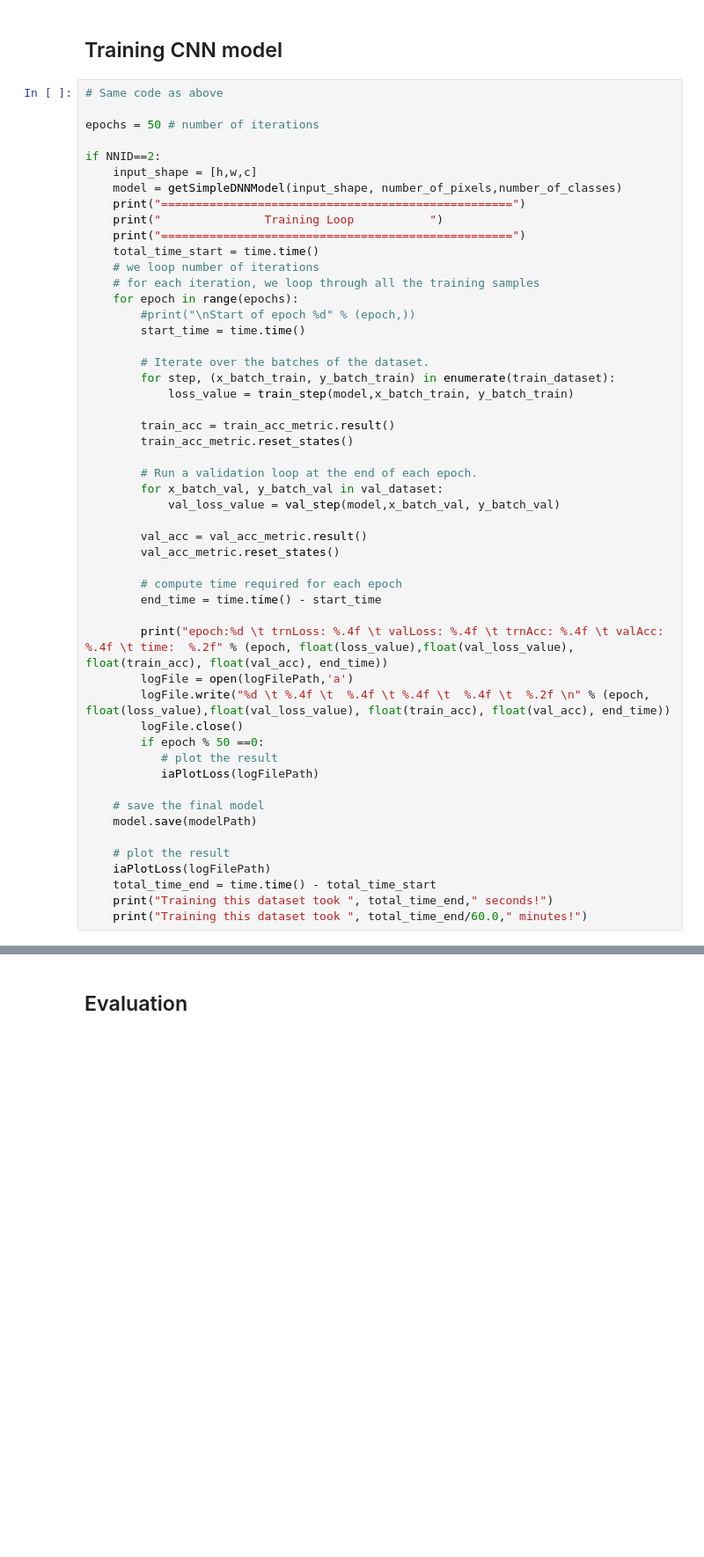
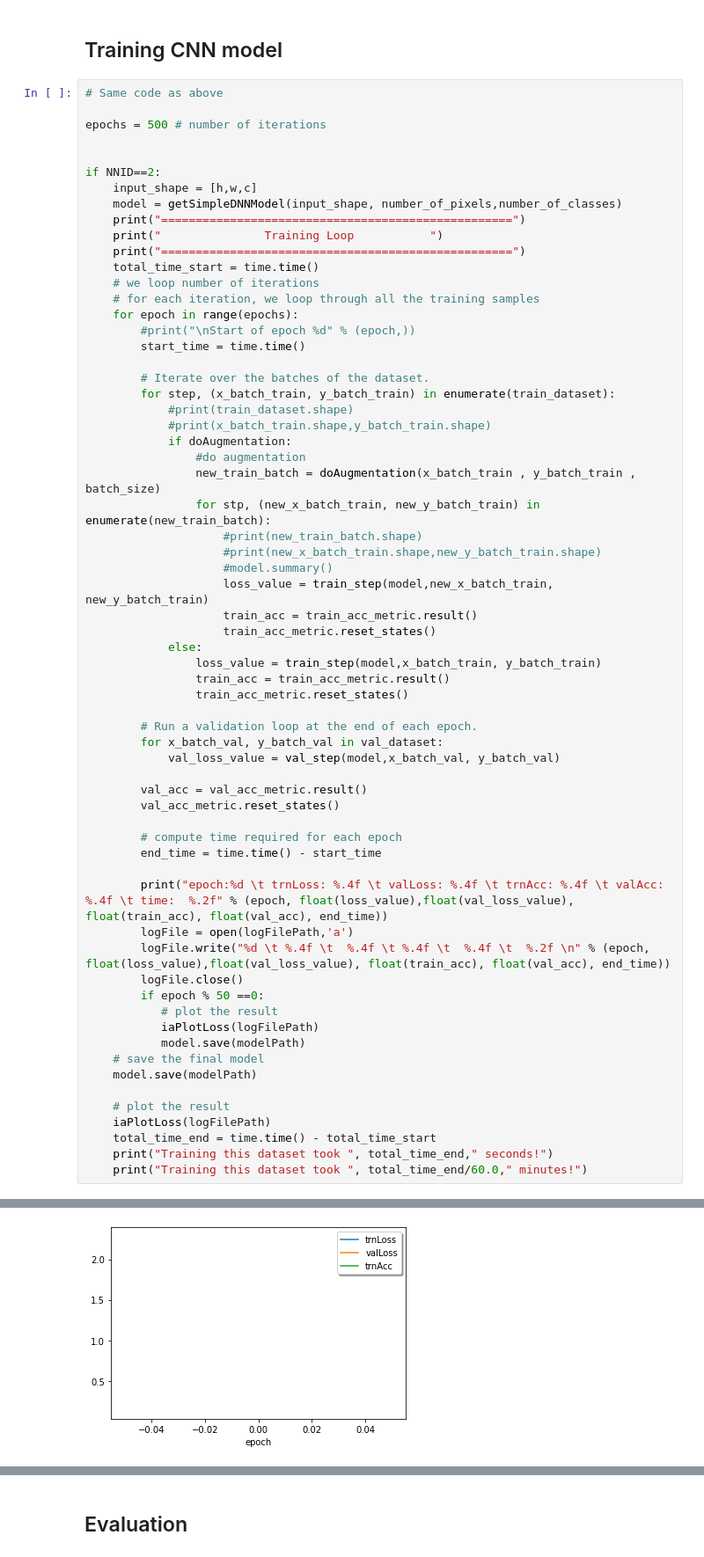
Before and after one commit to MedicalImageAnalysisTutorials/DeepLearning4All, a Jupyter notebook: IA_DNN_ImageClassification.ipynb, the cells around one changed output, grey strips where cells are left out. Shown: that part at 88% size. Cells and saved outputs as stored; diff of their text form; blank space fills up the shorter version.

```diff
--- a/IA_DNN_ImageClassification.ipynb
+++ b/IA_DNN_ImageClassification.ipynb
@@ -567,7 +546,8 @@ DNN model is defined ...
 # %%
 # Same code as above
 
-epochs = 50 # number of iterations
+epochs = 500 # number of iterations
+
 
 if NNID==2:
     input_shape = [h,w,c]
@@ -584,10 +564,22 @@ if NNID==2:
 
         # Iterate over the batches of the dataset.
         for step, (x_batch_train, y_batch_train) in enumerate(train_dataset):
-            loss_value = train_step(model,x_batch_train, y_batch_train)
-
-        train_acc = train_acc_metric.result()
-        train_acc_metric.reset_states()
+            #print(train_dataset.shape)
+            #print(x_batch_train.shape,y_batch_train.shape)
+            if doAugmentation:
+                #do augmentation
+                new_train_batch = doAugmentation(x_batch_train , y_batch_train , batch_size)
+                for stp, (new_x_batch_train, new_y_batch_train) in enumerate(new_train_batch):
+                    #print(new_train_batch.shape)
+                    #print(new_x_batch_train.shape,new_y_batch_train.shape)
+                    #model.summary()
+                    loss_value = train_step(model,new_x_batch_train, new_y_batch_train)
+                    train_acc = train_acc_metric.result()
+                    train_acc_metric.reset_states()
+            else:
+                loss_value = train_step(model,x_batch_train, y_batch_train)
+                train_acc = train_acc_metric.result()
+                train_acc_metric.reset_states()
 
         # Run a validation loop at the end of each epoch.
         for x_batch_val, y_batch_val in val_dataset:
@@ -606,7 +598,7 @@ if NNID==2:
         if epoch % 50 ==0:
            # plot the result
            iaPlotLoss(logFilePath)
-
+           model.save(modelPath)
     # save the final model
     model.save(modelPath)
 
@@ -615,3 +607,4 @@ if NNID==2:
     total_time_end = time.time() - total_time_start
     print("Training this dataset took ", total_time_end," seconds!")
     print("Training this dataset took ", total_time_end/60.0," minutes!")
+# %% [output]
@@ -617,0 +616 @@ if NNID==2:
+[figure, added]
```
Also changed, not shown: parts of 5 cells of this notebook.
